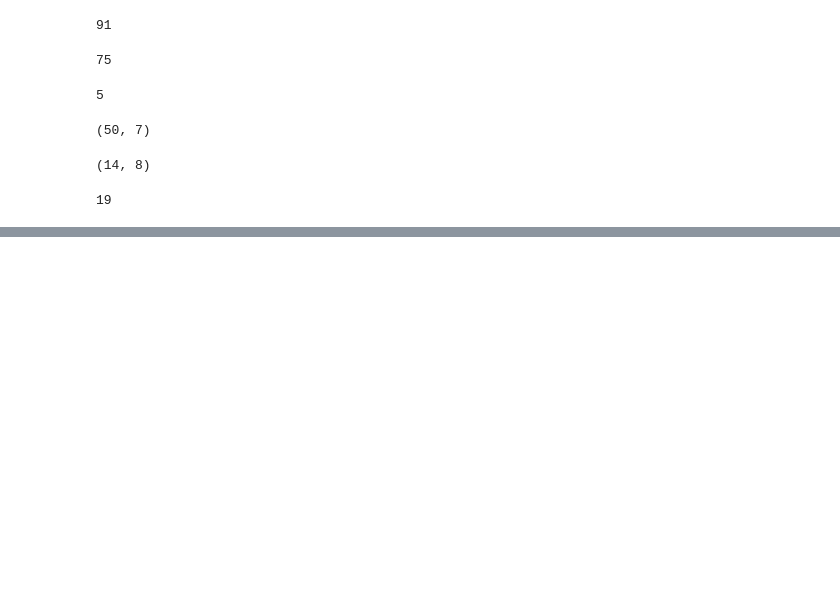
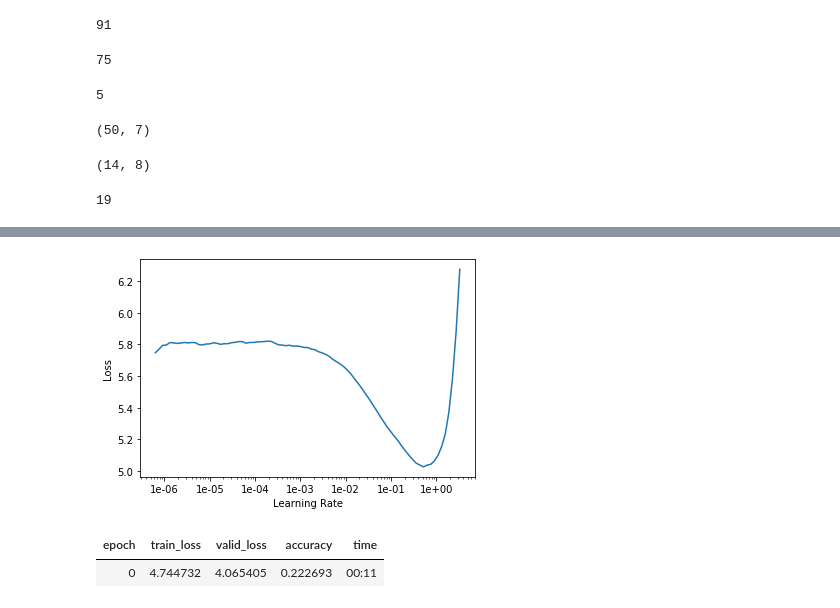
Before and after one commit to Classical-machine-learning/mentalHealthAnalysis, a Jupyter notebook: explore_beyondblue.ipynb, the cells around one changed output, grey strips where cells are left out. Cells and saved outputs as stored; diff of their text form; code cells hidden in the pictures; blank space fills up the shorter version.

Commit message:
text gen

```diff
--- a/explore_beyondblue.ipynb
+++ b/explore_beyondblue.ipynb
@@ -408,0 +411,5 @@ data2 = [x for x in data2 if len(x)>2];len(data2)
+# %%
+data_to_frame= pd.DataFrame([])
+# %%
+for a in nltk.sent_tokenize(data_new):
+    data_to_frame = data_to_frame.append([a])
@@ -408,0 +430,5 @@ data2 = [x for x in data2 if len(x)>2];len(data2)
+# %%
+data2 = (TextList.from_df(data_to_frame, cols=0)
+                .split_by_rand_pct(0.1)
+               .label_for_lm()
+                .databunch(bs=48))
@@ -416,0 +458,2 @@ listed_data = data.strip().split('.'); listed_data[12]
+# %%
+learn = language_model_learner(data2, AWD_LSTM, drop_mult=0.3)
@@ -416,0 +470,9 @@ listed_data = data.strip().split('.'); listed_data[12]
+# %%
+learn.recorder.plot()
+# %% [output]
+[figure, added]
+# %%
+learn.fit_one_cycle(1, 1e-2, moms=(0.8,0.7))
+# %% [output]
+| epoch | train_loss | valid_loss | accuracy | time |
+| 0 | 4.744732 | 4.065405 | 0.222693 | 00:11 |
```
Also changed, not shown: parts of 39 cells of this notebook, 1 other file.
